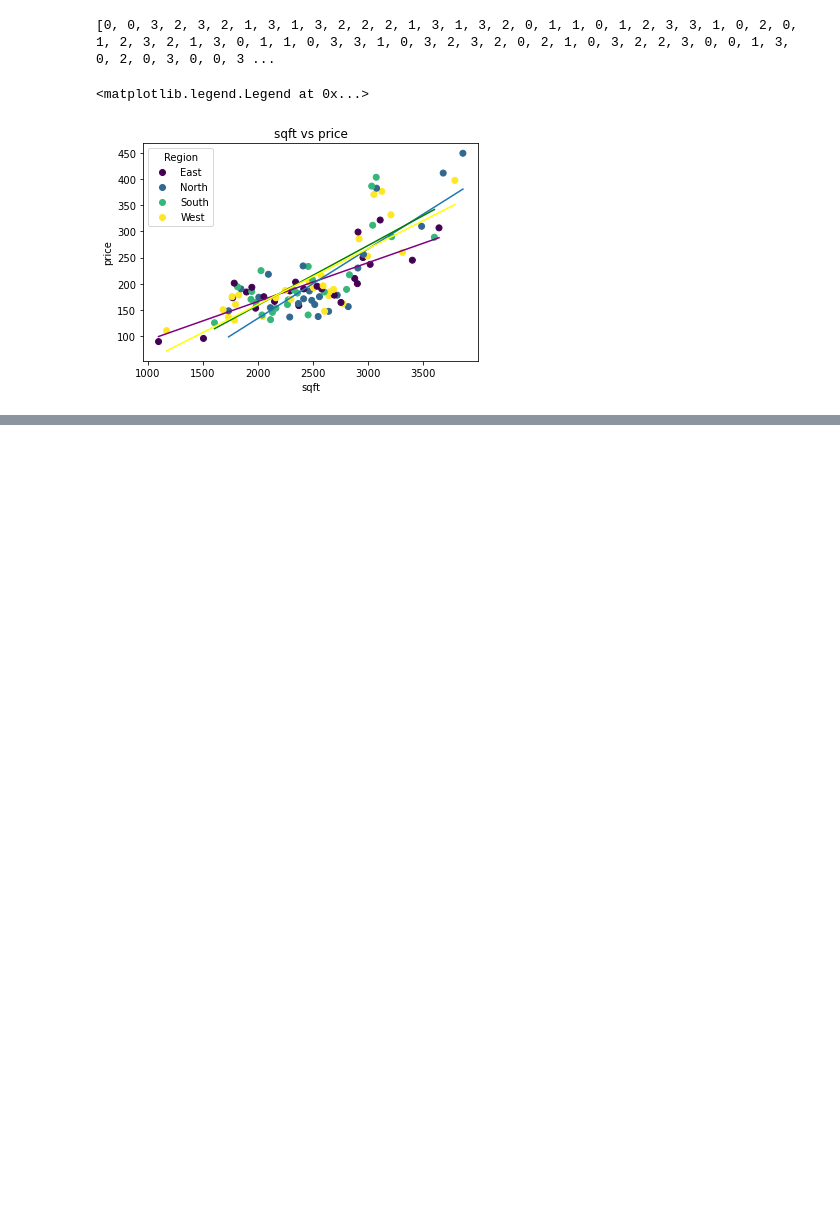
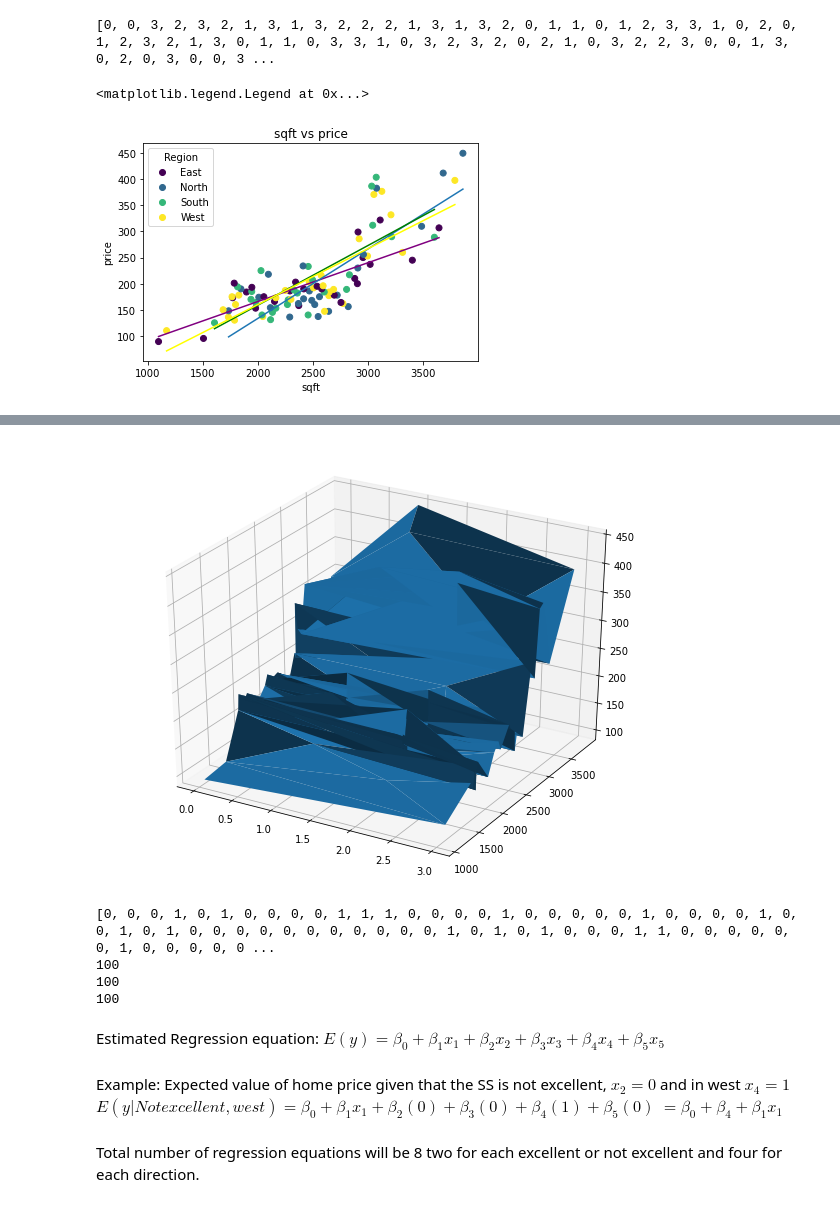
Before and after one commit to johnloane/sd4_dav_24, a Jupyter notebook: Multivariate Analysis Late.ipynb, the cells around one changed output, grey strips where cells are left out. Drawn from its saved outputs; the diff is of its cells as text; code cells hidden in the pictures; blank space fills up the shorter version.

```diff
--- a/Multivariate Analysis Late.ipynb
+++ b/Multivariate Analysis Late.ipynb
@@ -879,0 +891,12 @@ plt.legend(handles = scatter.legend_elements()[0], labels=legend_names, title="R
+# %%
+from mpl_toolkits import mplot3d
+fig = plt.figure(figsize=(10,8))
+ax = plt.axes(projection='3d')
+x = np.array(labels)
+y = np.array(sqft)
+z = np.array(price)
+ax.plot_trisurf(x, y, z, linewidth=0.2, antialiased=True)
+
+plt.show()
+# %% [output]
+[figure, added]
@@ -879,0 +926,19 @@ plt.legend(handles = scatter.legend_elements()[0], labels=legend_names, title="R
+# %%
+print(south)
+print(len(south))
+print(len(west))
+print(len(north))
+# %% [output]
+[0, 0, 0, 1, 0, 1, 0, 0, 0, 0, 1, 1, 1, 0, 0, 0, 0, 1, 0, 0, 0, 0, 0, 1, 0, 0, 0, 0, 1, 0, 0, 1, 0, 1, 0, 0, 0, 0, 0, 0, 0, 0, 0, 0, 0, 1, 0, 1, 0, 1, 0, 0, 0, 1, 1, 0, 0, 0, 0, 0, 0, 1, 0, 0, 0, 0, 0 ...
+100
+100
+100
+# %% [markdown]
+Estimated Regression equation:
+$ E(y) = \beta_0 + \beta_1x_1 + \beta_2x_2+\beta_3x_3 + \beta_4x_4+\beta_5x_5 $
+# %% [markdown]
+Example: Expected value of home price given that the SS is not excellent, $x_2 = 0$ and in west $x_4 = 1$
+$E(y | Not excellent, west) = \beta_0 + \beta_1x_1+\beta_2(0)+\beta_3(0)+\beta_4(1)+\beta_5(0)$
+$= \beta_0 + \beta_4 + \beta_1x_1$
+# %% [markdown]
+Total number of regression equations will be 8 two for each excellent or not excellent and four for each direction.
```
Also changed, not shown: parts of 4 cells of this notebook.
